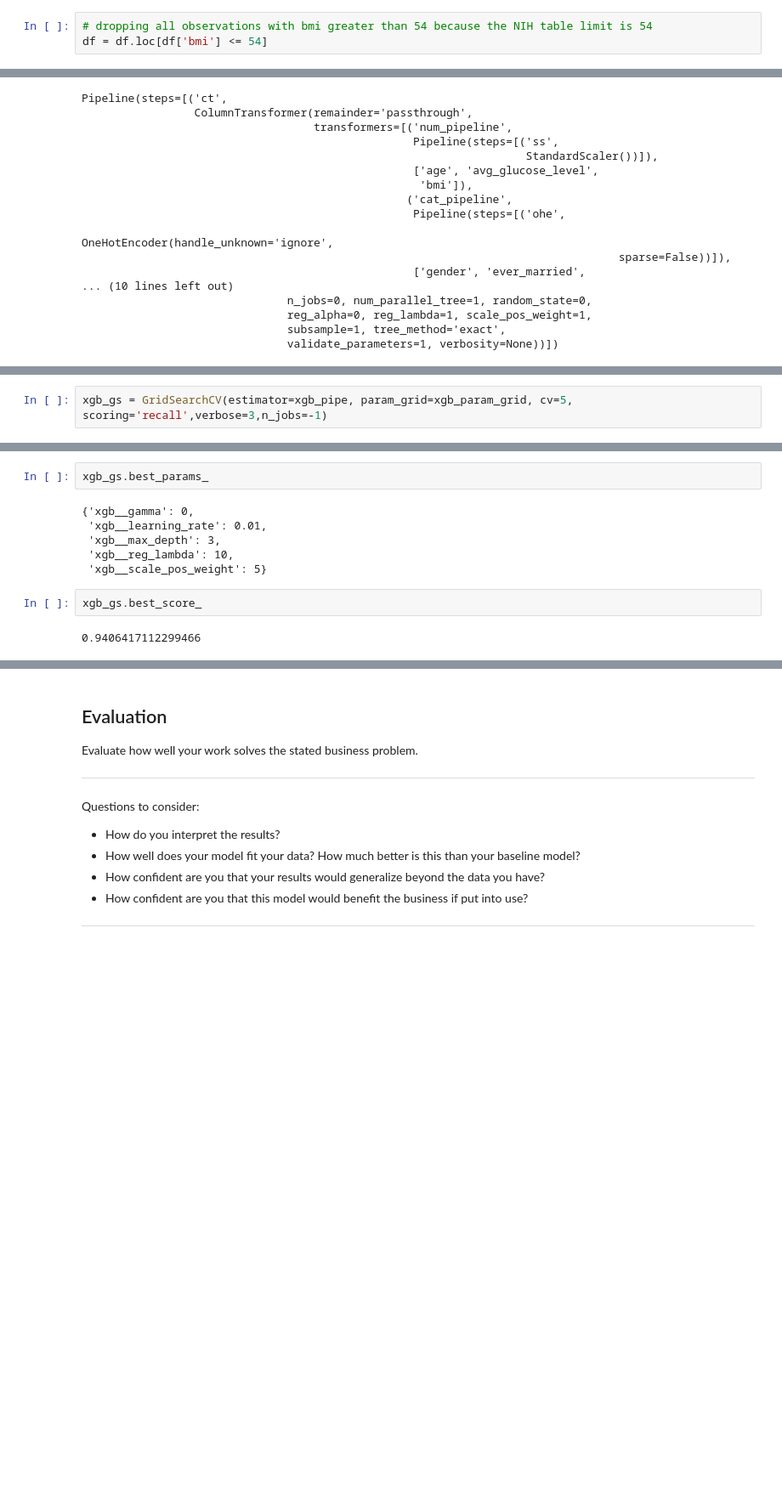
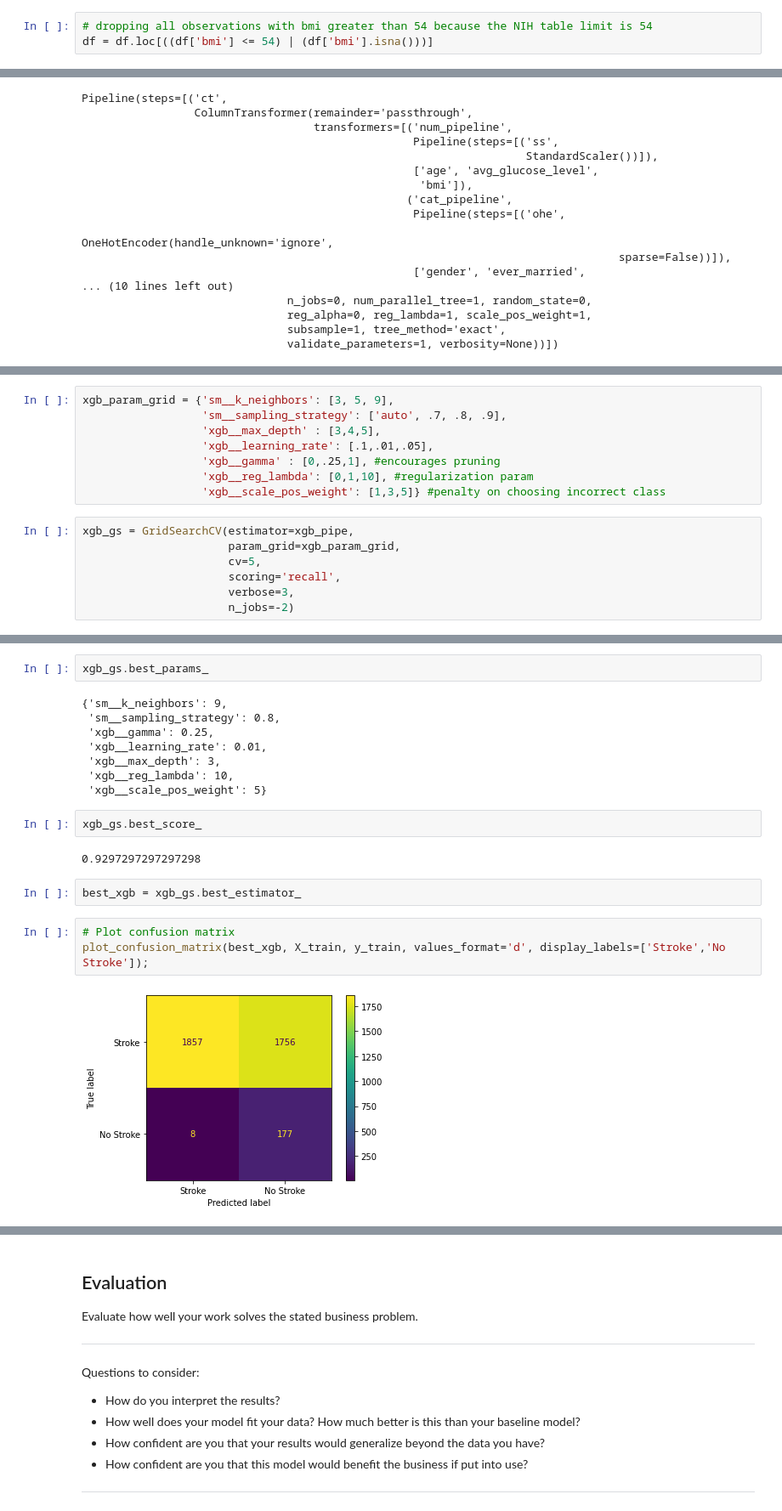
Before and after one commit to dermothethird/Stroke_Project, a Jupyter notebook: XGBoost_Trial_Anita.ipynb, the cells around one changed output, grey strips where cells are left out. Shown at 85% size. Drawn from its saved outputs; the diff is of its cells as text; blank space fills up the shorter version.

Commit message:
increased recall with rfc, added more rounds to Anitas XGBoost model

```diff
--- a/XGBoost_Trial_Anita.ipynb
+++ b/XGBoost_Trial_Anita.ipynb
@@ -333,7 +192,7 @@ df.loc[((df['smoking_status'] == 'Unknown') & (df['age'] <= 12)),'smoking_status
 # df['smoking_status'].value_counts()
 # %%
 # dropping all observations with bmi greater than 54 because the NIH table limit is 54
-df = df.loc[df['bmi'] <= 54]
+df = df.loc[((df['bmi'] <= 54) | (df['bmi'].isna()))]
 # %%
 # sanity check
 #df['bmi'].sort_values(ascending=False)
@@ -867,5 +544,18 @@ xgb_param_grid = {'xgb__max_depth' : [3,4,5],
+# %%
+xgb_param_grid = {'sm__k_neighbors': [3, 5, 9],
+                  'sm__sampling_strategy': ['auto', .7, .8, .9],
+                  'xgb__max_depth' : [3,4,5],
+                  'xgb__learning_rate': [.1,.01,.05],
+                  'xgb__gamma' : [0,.25,1], #encourages pruning
+                  'xgb__reg_lambda': [0,1,10], #regularization param
+                  'xgb__scale_pos_weight': [1,3,5]} #penalty on choosing incorrect class
 # %%
-xgb_gs = GridSearchCV(estimator=xgb_pipe, param_grid=xgb_param_grid, cv=5, scoring='recall',verbose=3,n_jobs=-1)
+xgb_gs = GridSearchCV(estimator=xgb_pipe,
+                      param_grid=xgb_param_grid,
+                      cv=5,
+                      scoring='recall',
+                      verbose=3,
+                      n_jobs=-2)
 # %%
 xgb_gs.fit(X_train,y_train)
 # %% [output]
@@ -898,7 +597,9 @@ GridSearchCV(cv=5,
 # %%
 xgb_gs.best_params_
 # %% [output]
-{'xgb__gamma': 0,
+{'sm__k_neighbors': 9,
+ 'sm__sampling_strategy': 0.8,
+ 'xgb__gamma': 0.25,
  'xgb__learning_rate': 0.01,
  'xgb__max_depth': 3,
  'xgb__reg_lambda': 10,
@@ -906,4 +607,11 @@ xgb_gs.best_params_
 # %%
 xgb_gs.best_score_
 # %% [output]
-0.9406417112299466
+0.9297297297297298
+# %%
+best_xgb = xgb_gs.best_estimator_
+# %%
+# Plot confusion matrix
+plot_confusion_matrix(best_xgb, X_train, y_train, values_format='d', display_labels=['Stroke','No Stroke']);
+# %% [output]
+[figure, added]
```
Also changed, not shown: parts of 59 cells of this notebook, 1 other file.
